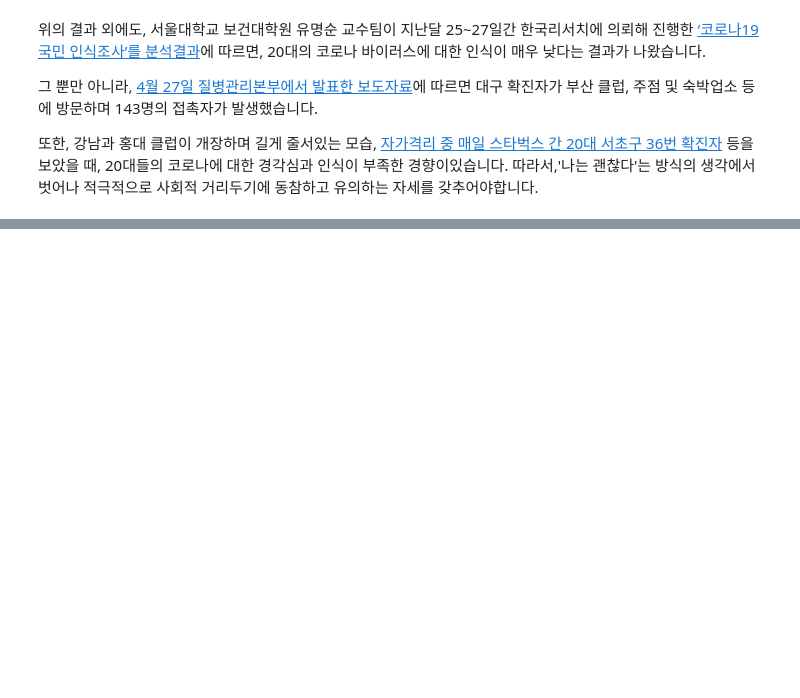
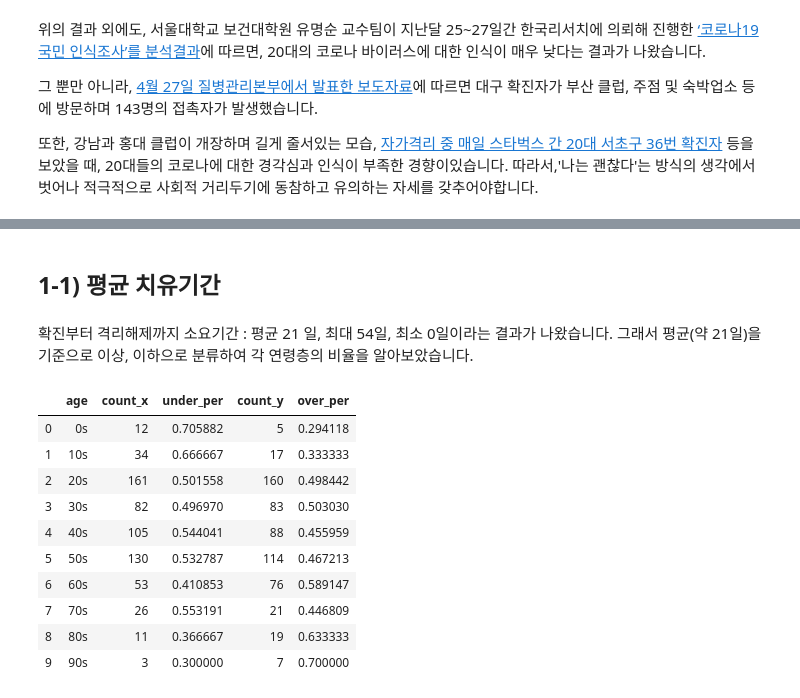
Before and after one commit to chan157/DACON_COVID, a Jupyter notebook: Submission_v2_test.ipynb, the cells around one changed output, grey strips where cells are left out. Saved outputs shown, nothing was run; the diff lists cells and outputs as text; code cells hidden in the pictures; blank space fills up the shorter version.

```diff
--- a/Submission_v2_test.ipynb
+++ b/Submission_v2_test.ipynb
@@ -597,0 +699,7 @@ https://news.mt.co.kr/mtview.php?no=2020041714043594627
+# %%
+released_p=patientinfo[patientinfo['state']=='released'] #격리해제자인데 격리해제된날 NaN인 사람 : 304명 제외
+released_p=released_p.dropna(subset=['released_date','age'], inplace=False)
+
+released_p['confirmed_date']=pd.to_datetime(released_p['confirmed_date'])
+released_p['released_date']=pd.to_datetime(released_p['released_date'])
+released_p['period_diff']=(released_p['released_date'])-(released_p['confirmed_date']) #격리해제일 - 확진판정일
@@ -597,0 +718,35 @@ https://news.mt.co.kr/mtview.php?no=2020041714043594627
+# %% [markdown]
+## 1-1) 평균 치유기간
+# %% [markdown]
+ 확진부터 격리해제까지 소요기간 : 평균 21 일, 최대 54일, 최소 0일이라는 결과가 나왔습니다. 그래서 평균(약 21일)을 기준으로 이상, 이하으로 분류하여 각 연령층의 비율을 알아보았습니다.
+# %%
+released_p['over_aveg']=np.where(released_p['period_diff']>'21 days',1,0)
+over_av_released=released_p[released_p['over_aveg']==1]
+under_av_released=released_p[released_p['over_aveg']==0]
+
+over_av=pd.DataFrame(over_av_released['age'].value_counts().sort_index()).reset_index()
+under_av=pd.DataFrame(under_av_released['age'].value_counts().sort_index()).reset_index()
+
+#연령대층별로 감염자수가 확연히 다르기때문에 각 연령층별의 비율로 계산
+under_av['per']=under_av['age']/(under_av['age']+over_av['age'])
+over_av['per']=over_av['age']/(under_av['age']+over_av['age'])
+
+#컬럼 재정리
+under_av.columns=['age', 'count', 'under_per']
+over_av.columns=['age', 'count', 'over_per']
+# %%
+age_avg_released=pd.merge(under_av,over_av, on='age')
+# %%
+age_avg_released
+# %% [output]
+|  | age | count_x | under_per | count_y | over_per |
+| 0 | 0s | 12 | 0.705882 | 5 | 0.294118 |
+| 1 | 10s | 34 | 0.666667 | 17 | 0.333333 |
+| 2 | 20s | 161 | 0.501558 | 160 | 0.498442 |
+| 3 | 30s | 82 | 0.496970 | 83 | 0.503030 |
+| 4 | 40s | 105 | 0.544041 | 88 | 0.455959 |
+| 5 | 50s | 130 | 0.532787 | 114 | 0.467213 |
+| 6 | 60s | 53 | 0.410853 | 76 | 0.589147 |
+| 7 | 70s | 26 | 0.553191 | 21 | 0.446809 |
+| 8 | 80s | 11 | 0.366667 | 19 | 0.633333 |
+| 9 | 90s | 3 | 0.300000 | 7 | 0.700000 |
```
Also changed, not shown: parts of 71 cells of this notebook, 5 other files.
